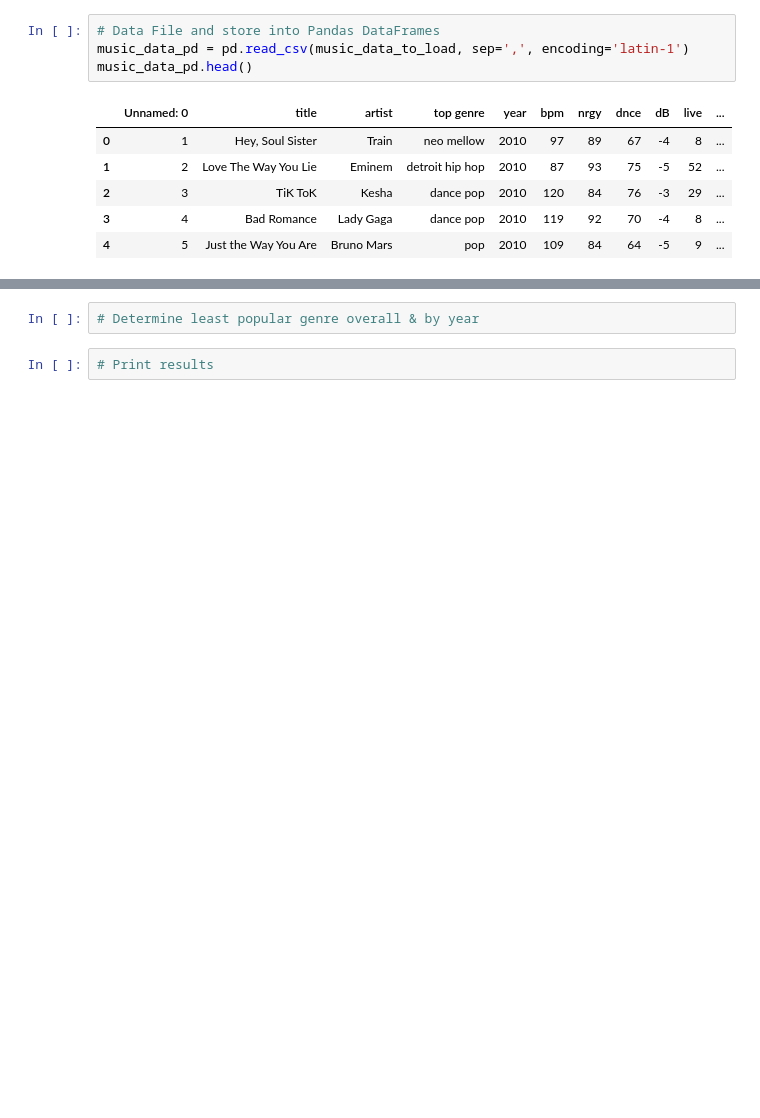
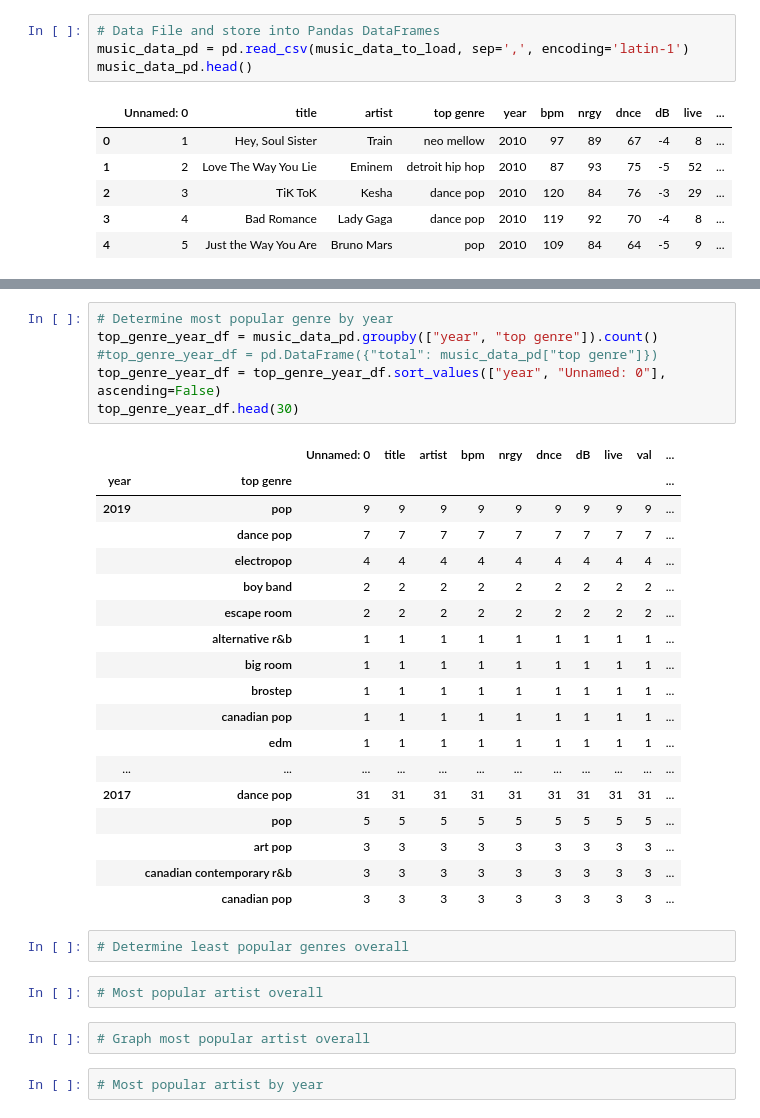
Before and after one commit to Tman2111/butler_groupE_project1, a Jupyter notebook: Untitled.ipynb, the cells around one changed output, grey strips where cells are left out. Drawn from its saved outputs; the diff is of its cells as text; blank space fills up the shorter version.

```diff
--- a/Untitled.ipynb
+++ b/Untitled.ipynb
@@ -80,4 +79,33 @@ top_genre_df
+# %%
+# Determine most popular genre by year
+top_genre_year_df = music_data_pd.groupby(["year", "top genre"]).count()
+#top_genre_year_df = pd.DataFrame({"total": music_data_pd["top genre"]})
+top_genre_year_df = top_genre_year_df.sort_values(["year", "Unnamed: 0"], ascending=False)
+top_genre_year_df.head(30)
+# %% [output]
+|  |  | Unnamed: 0 | title | artist | bpm | nrgy | dnce | dB | live | val | ... |
+| year | top genre |  |  |  |  |  |  |  |  |  | ... |
+| 2019 | pop | 9 | 9 | 9 | 9 | 9 | 9 | 9 | 9 | 9 | ... |
+|  | dance pop | 7 | 7 | 7 | 7 | 7 | 7 | 7 | 7 | 7 | ... |
+|  | electropop | 4 | 4 | 4 | 4 | 4 | 4 | 4 | 4 | 4 | ... |
+|  | boy band | 2 | 2 | 2 | 2 | 2 | 2 | 2 | 2 | 2 | ... |
+|  | escape room | 2 | 2 | 2 | 2 | 2 | 2 | 2 | 2 | 2 | ... |
+|  | alternative r&b | 1 | 1 | 1 | 1 | 1 | 1 | 1 | 1 | 1 | ... |
+|  | big room | 1 | 1 | 1 | 1 | 1 | 1 | 1 | 1 | 1 | ... |
+|  | brostep | 1 | 1 | 1 | 1 | 1 | 1 | 1 | 1 | 1 | ... |
+|  | canadian pop | 1 | 1 | 1 | 1 | 1 | 1 | 1 | 1 | 1 | ... |
+|  | edm | 1 | 1 | 1 | 1 | 1 | 1 | 1 | 1 | 1 | ... |
+| ... | ... | ... | ... | ... | ... | ... | ... | ... | ... | ... | ... |
+| 2017 | dance pop | 31 | 31 | 31 | 31 | 31 | 31 | 31 | 31 | 31 | ... |
+|  | pop | 5 | 5 | 5 | 5 | 5 | 5 | 5 | 5 | 5 | ... |
+|  | art pop | 3 | 3 | 3 | 3 | 3 | 3 | 3 | 3 | 3 | ... |
+|  | canadian contemporary r&b | 3 | 3 | 3 | 3 | 3 | 3 | 3 | 3 | 3 | ... |
+|  | canadian pop | 3 | 3 | 3 | 3 | 3 | 3 | 3 | 3 | 3 | ... |
 # %%
-# Determine least popular genre overall & by year
+# Determine least popular genres overall
-# %%
-# Print results
+# %%
+# Most popular artist overall
+# %%
+# Graph most popular artist overall
+# %%
+# Most popular artist by year
```
Also changed, not shown: parts of 7 cells of this notebook.
